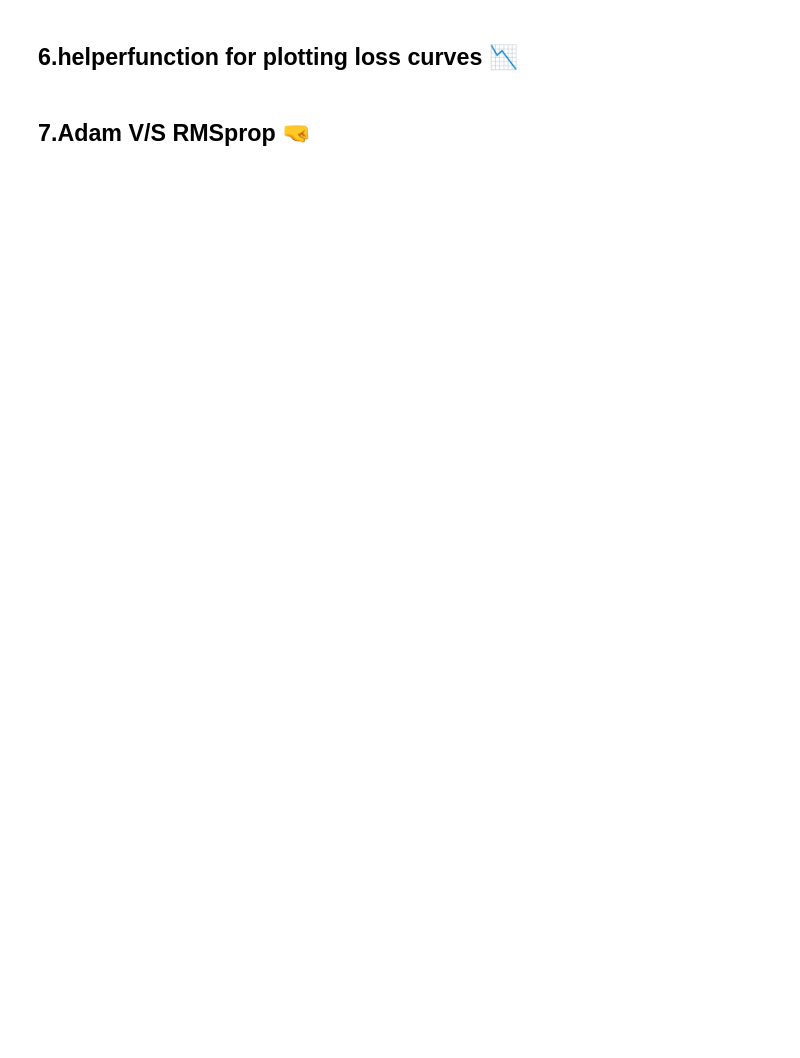
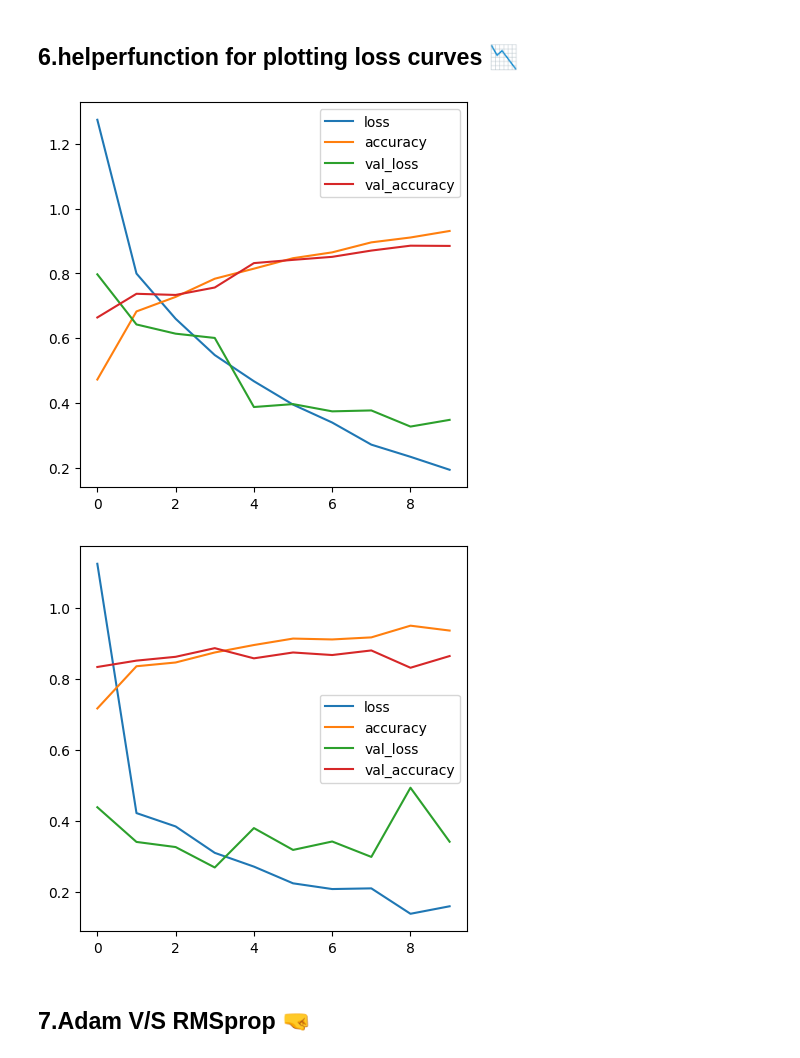
Before and after one commit to Henil21/Research, a Jupyter notebook: ITM_Research.ipynb, the cells around one changed output. Drawn from its saved outputs; the diff is of its cells as text; code cells hidden in the pictures; blank space fills up the shorter version.

```diff
--- a/ITM_Research.ipynb
+++ b/ITM_Research.ipynb
@@ -282,7 +271,7 @@ model.add(Flatten())
 model.add(Dense(256, activation='relu'))
 model.add(Dense(5, activation='softmax'))  # num_classes is the number of classes in your new task
 model.compile(optimizer='adam', loss='categorical_crossentropy', metrics=['accuracy'])
-model.fit(
+history_vgg=model.fit(
     train_generator,
     epochs=10,
     steps_per_epoch=len(train_generator),
@@ -316,6 +304,10 @@ def plot_loss_curves(hist):
     pd.DataFrame(hist.history).plot(figsize=(5,5))
 # %%
 plot_loss_curves(history)
+plot_loss_curves(history_vgg)
+# %% [output]
+[figure, added]
+[figure, added]
 # %% [markdown]
 ## 7.Adam V/S RMSprop 🤜
 # %%
```
Also changed, not shown: parts of 27 cells of this notebook.
